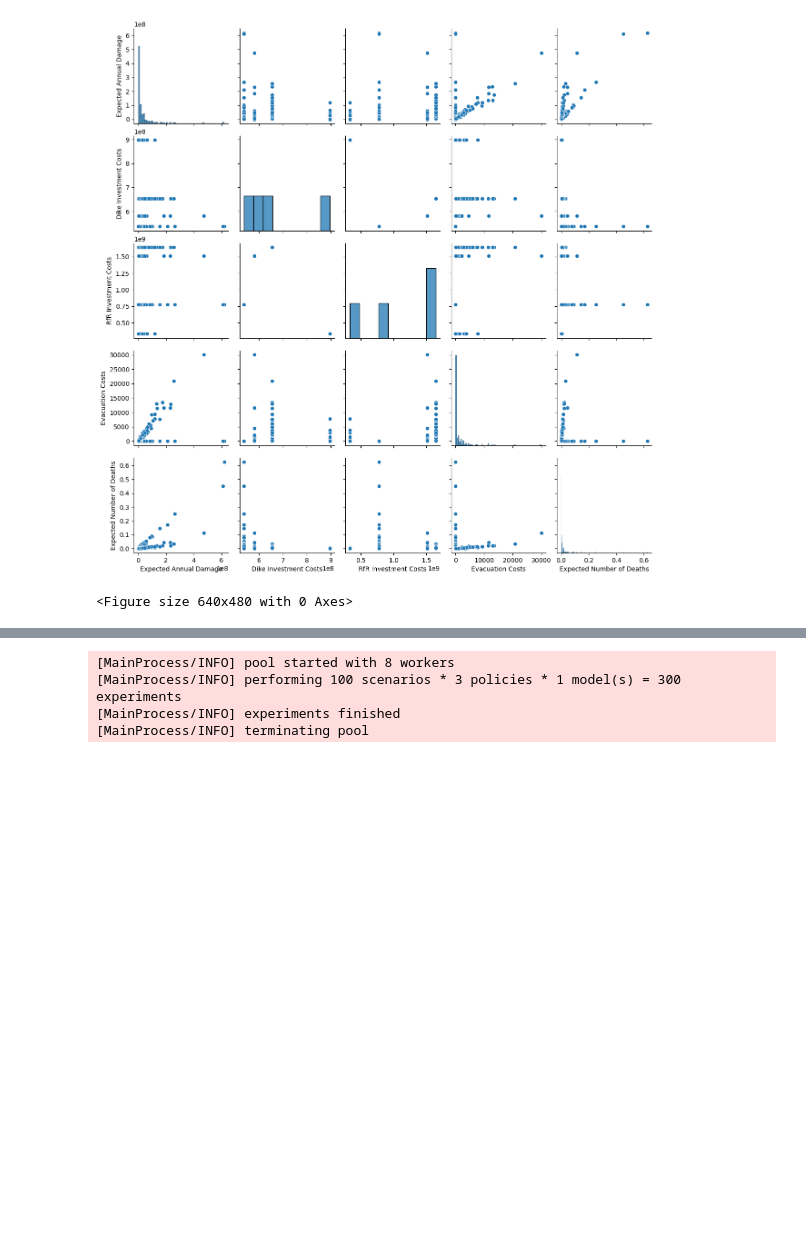
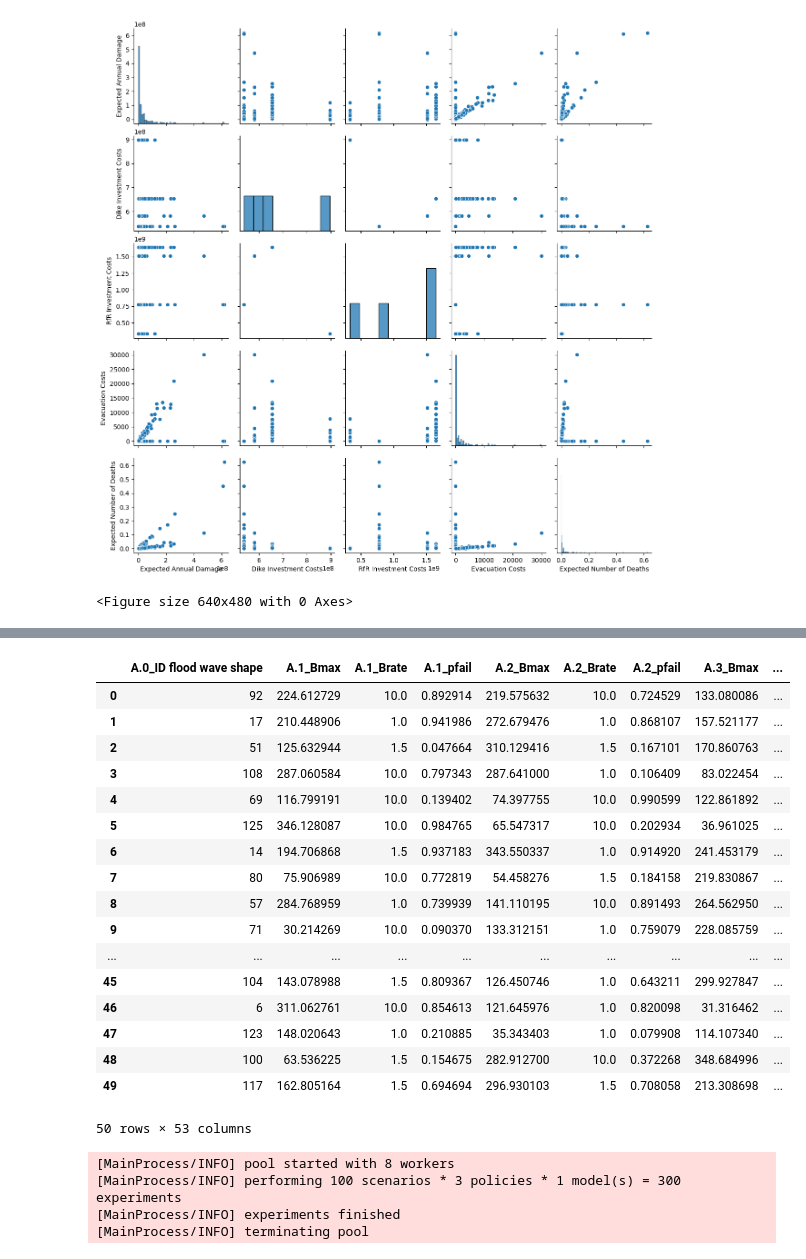
Before and after one commit to florihu/MBDM_Group5, a Jupyter notebook: Problem Formulations.ipynb, the cells around one changed output, grey strips where cells are left out. Drawn from its saved outputs; the diff is of its cells as text; code cells hidden in the pictures; blank space fills up the shorter version.

```diff
--- a/Problem Formulations.ipynb
+++ b/Problem Formulations.ipynb
@@ -149,3 +161,27 @@ plt.savefig('outcomes vs. uncertainty parameter.png')
+# %%
+experiments_df = pd.DataFrame.from_dict(experiments)
+
+#apply filter
+experiments_df[experiments_df['policy']==0]
+# %% [output]
+|  | A.0_ID flood wave shape | A.1_Bmax | A.1_Brate | A.1_pfail | A.2_Bmax | A.2_Brate | A.2_pfail | A.3_Bmax | ... |
+| 0 | 92 | 224.612729 | 10.0 | 0.892914 | 219.575632 | 10.0 | 0.724529 | 133.080086 | ... |
+| 1 | 17 | 210.448906 | 1.0 | 0.941986 | 272.679476 | 1.0 | 0.868107 | 157.521177 | ... |
+| 2 | 51 | 125.632944 | 1.5 | 0.047664 | 310.129416 | 1.5 | 0.167101 | 170.860763 | ... |
+| 3 | 108 | 287.060584 | 10.0 | 0.797343 | 287.641000 | 1.0 | 0.106409 | 83.022454 | ... |
+| 4 | 69 | 116.799191 | 10.0 | 0.139402 | 74.397755 | 10.0 | 0.990599 | 122.861892 | ... |
+| 5 | 125 | 346.128087 | 10.0 | 0.984765 | 65.547317 | 10.0 | 0.202934 | 36.961025 | ... |
+| 6 | 14 | 194.706868 | 1.5 | 0.937183 | 343.550337 | 1.0 | 0.914920 | 241.453179 | ... |
+| 7 | 80 | 75.906989 | 10.0 | 0.772819 | 54.458276 | 1.5 | 0.184158 | 219.830867 | ... |
+| 8 | 57 | 284.768959 | 1.0 | 0.739939 | 141.110195 | 10.0 | 0.891493 | 264.562950 | ... |
+| 9 | 71 | 30.214269 | 10.0 | 0.090370 | 133.312151 | 1.0 | 0.759079 | 228.085759 | ... |
+| ... | ... | ... | ... | ... | ... | ... | ... | ... | ... |
+| 45 | 104 | 143.078988 | 1.5 | 0.809367 | 126.450746 | 1.0 | 0.643211 | 299.927847 | ... |
+| 46 | 6 | 311.062761 | 10.0 | 0.854613 | 121.645976 | 1.0 | 0.820098 | 31.316462 | ... |
+| 47 | 123 | 148.020643 | 1.0 | 0.210885 | 35.343403 | 1.0 | 0.079908 | 114.107340 | ... |
+| 48 | 100 | 63.536225 | 1.5 | 0.154675 | 282.912700 | 10.0 | 0.372268 | 348.684996 | ... |
+| 49 | 117 | 162.805164 | 1.5 | 0.694694 | 296.930103 | 1.5 | 0.708058 | 213.308698 | ... |
+50 rows × 53 columns
 # %%
 # defining specific policies
 # for example, policy 1 is about extra protection in upper boundary
```
Also changed, not shown: parts of 7 cells of this notebook.
